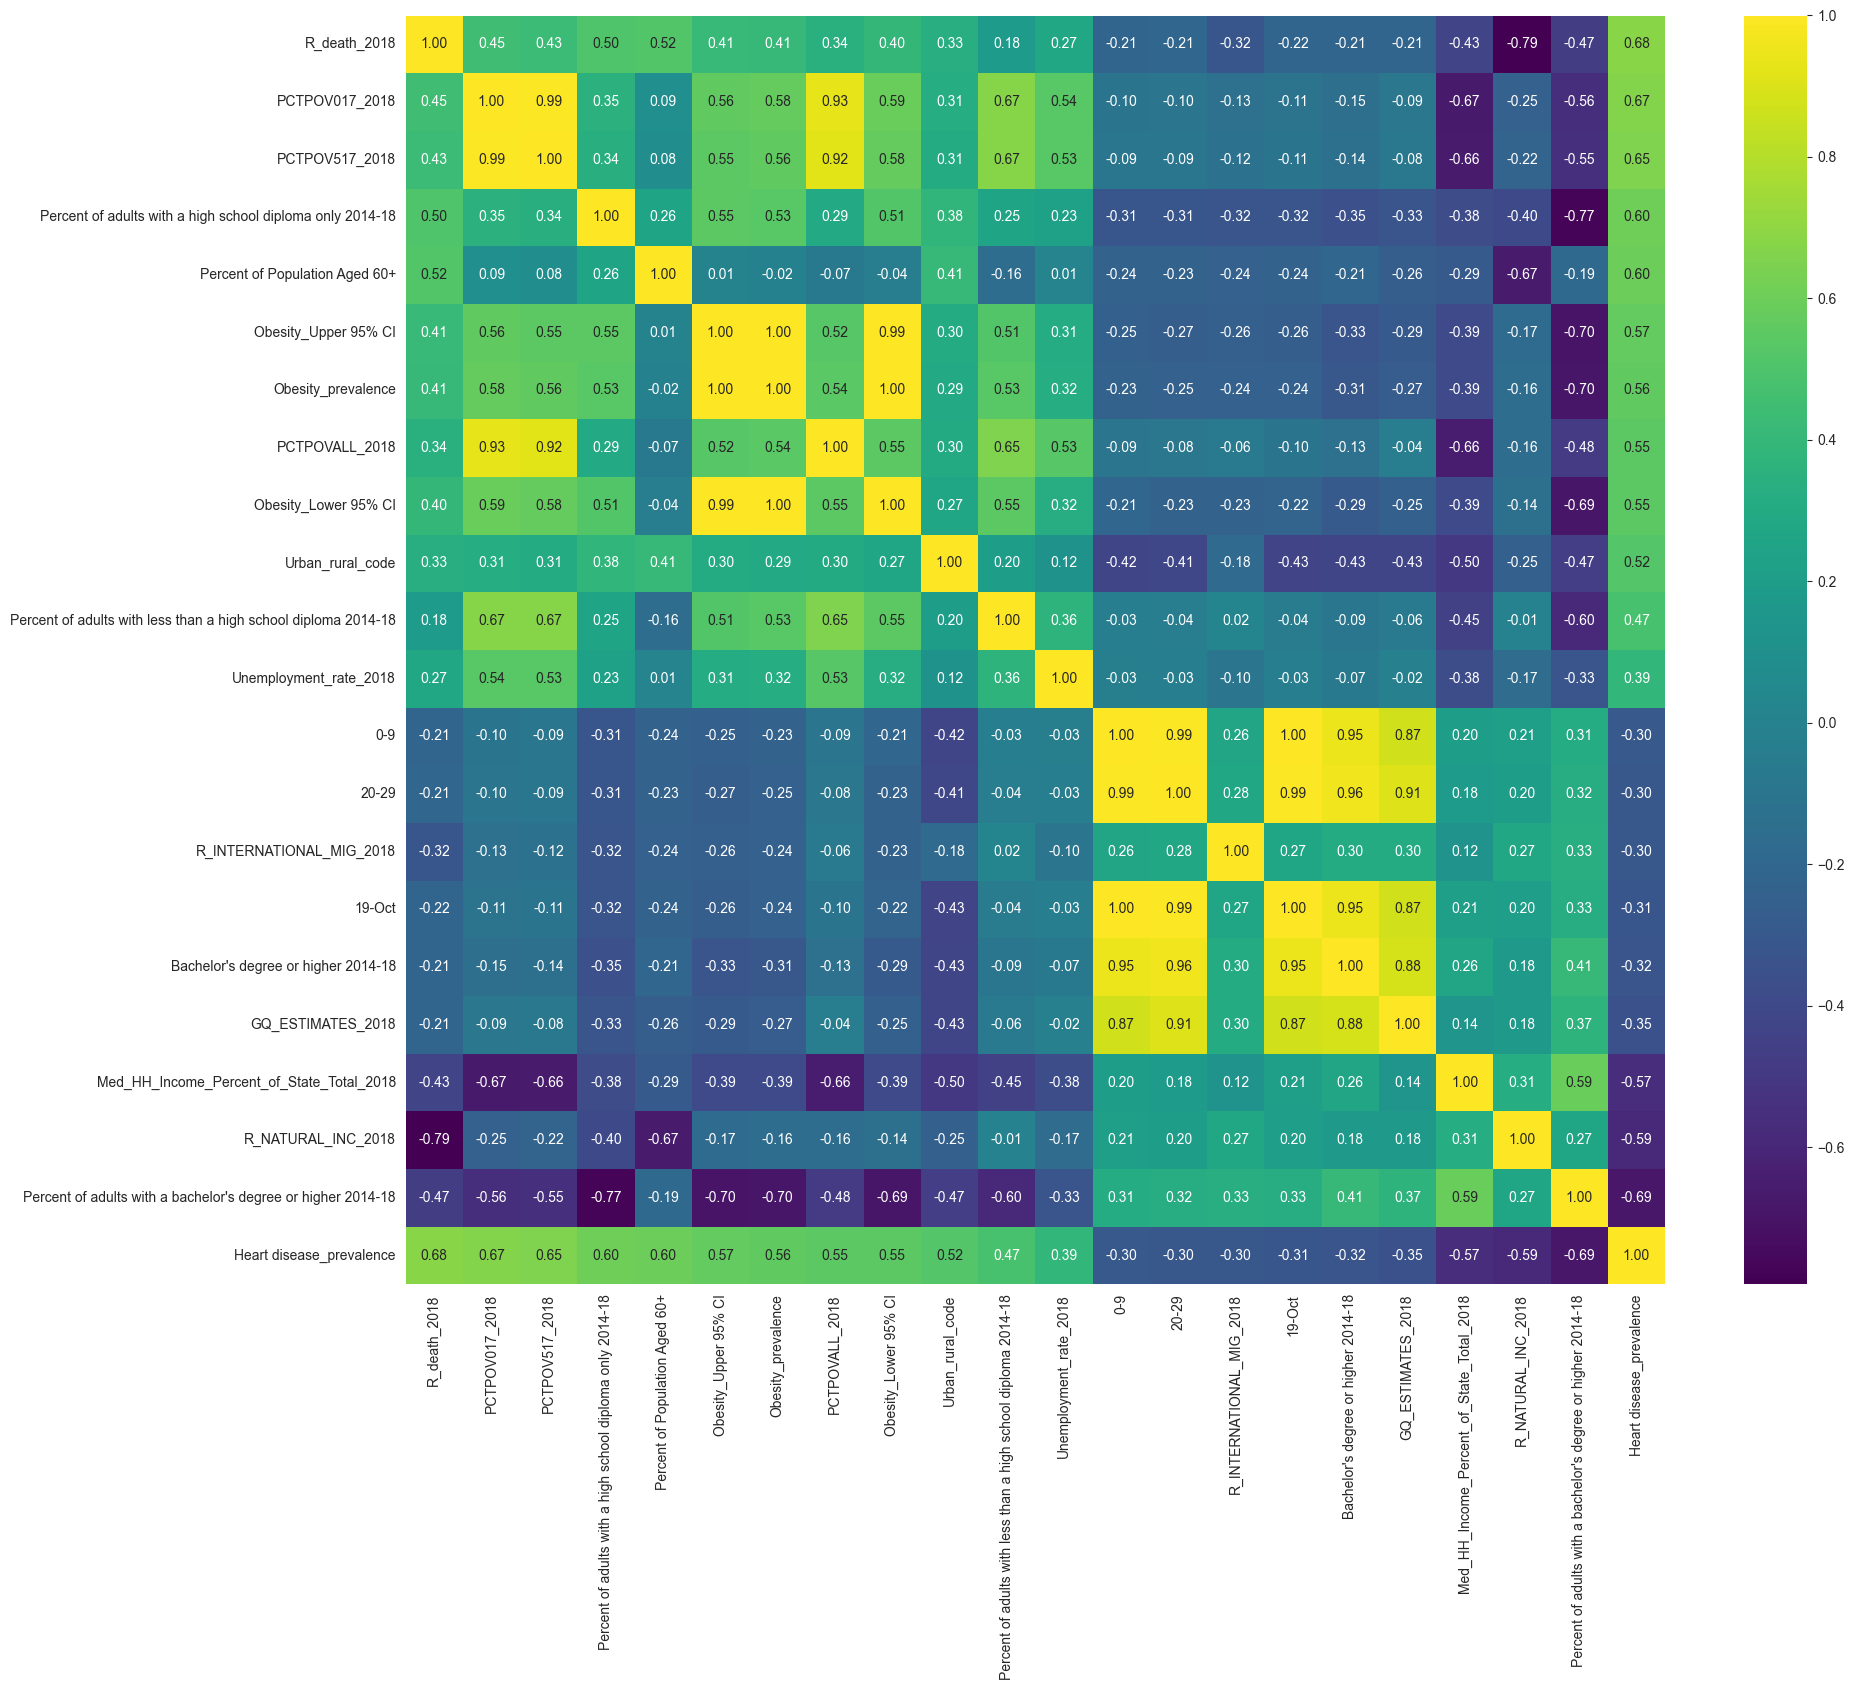
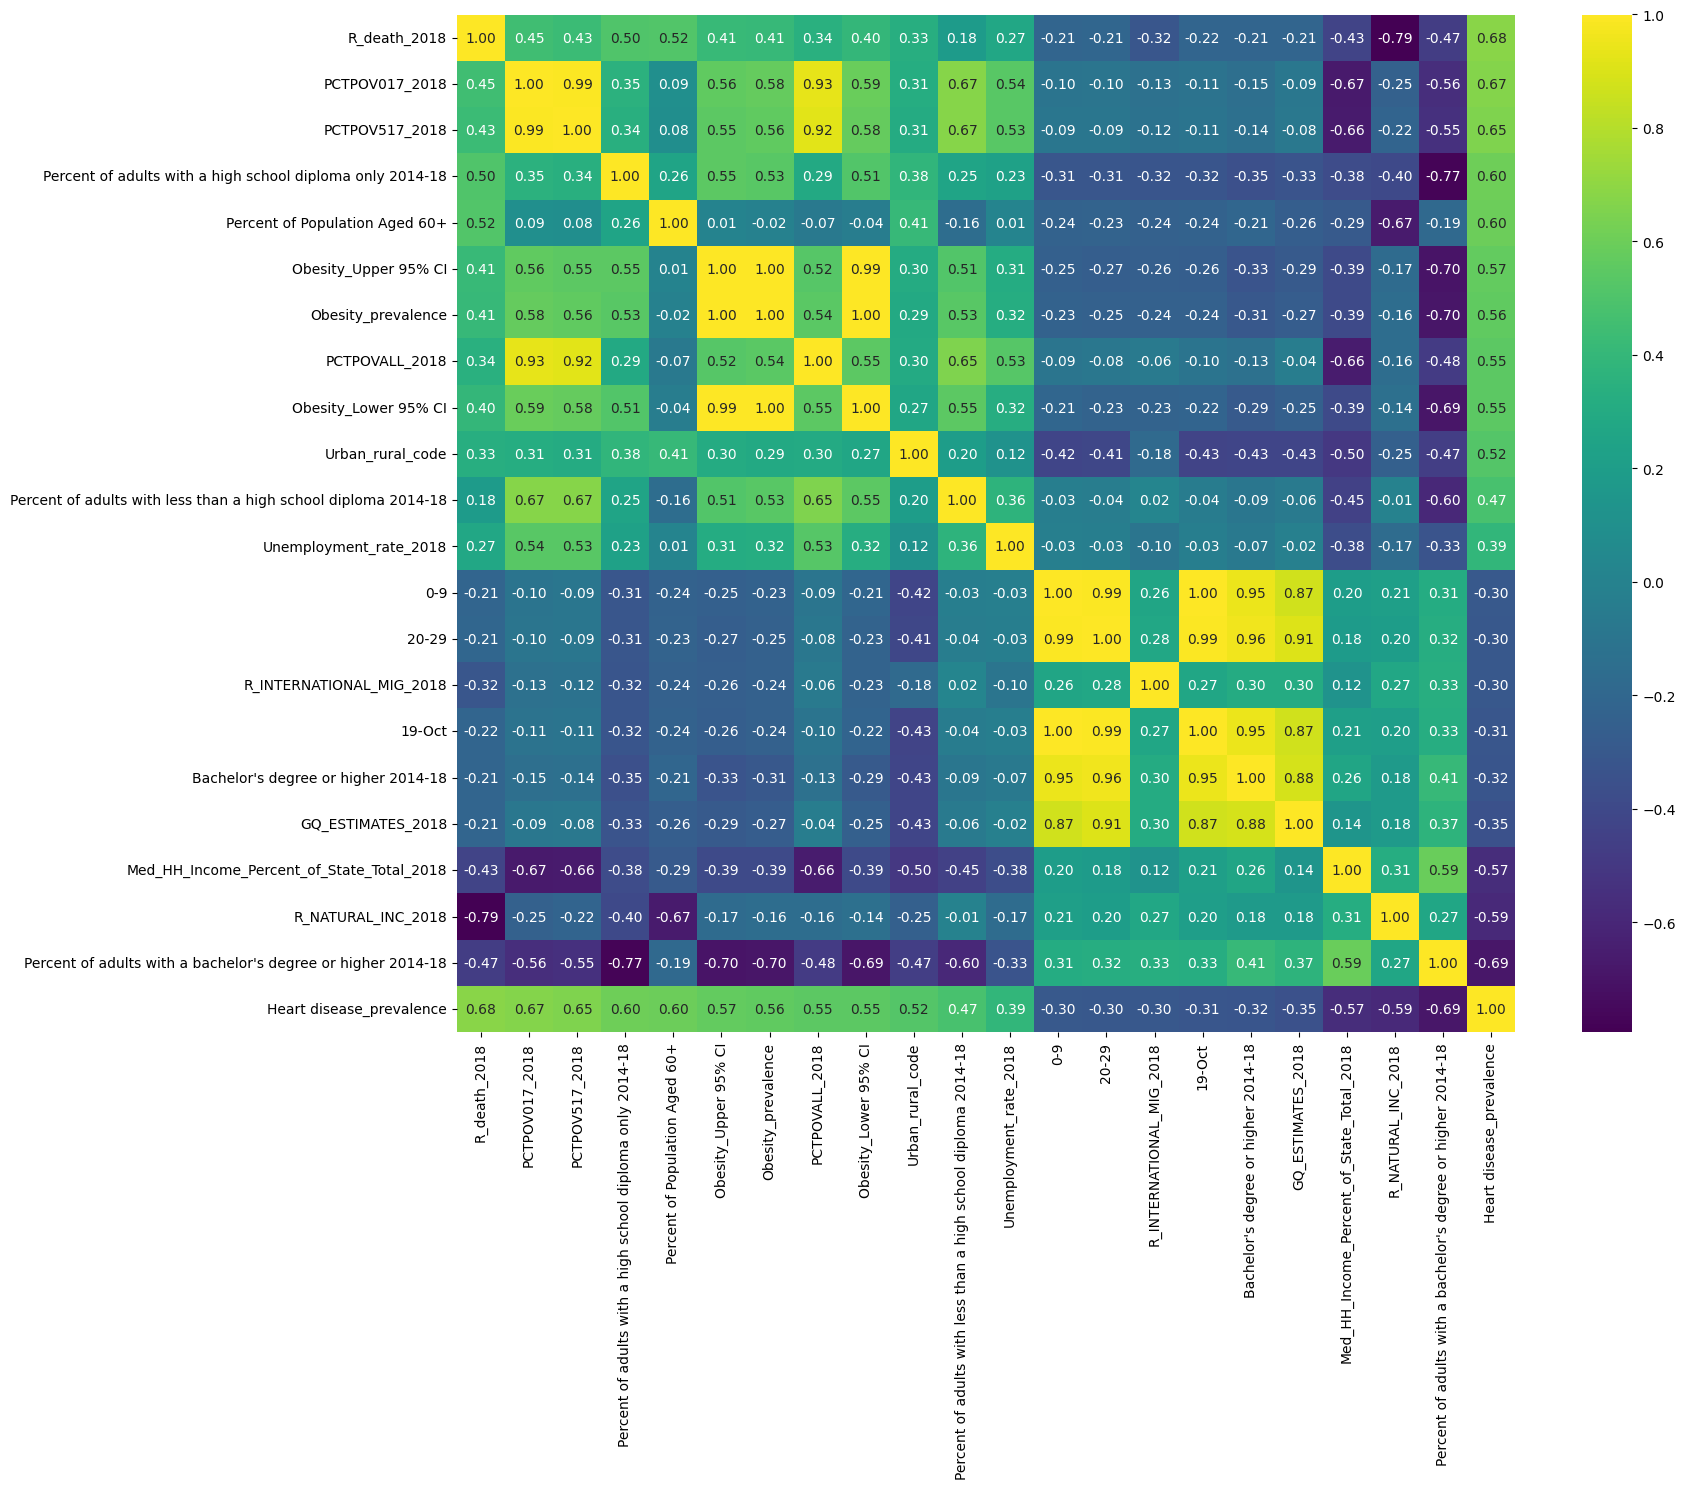
Code edit (unified diff) that turned the first committed figure into the second:
--- before
+++ after
@@ -1,6 +1,6 @@
 #Ahora que hemos filtrado las correlaciones, procedemos a graficar un heatmap 
 cols_num = total_data.select_dtypes(include = ['number']).columns
-fig, ax = plt.subplots(figsize = (20,  17))
-sns.heatmap(total_data[cols_num].corr(method = "pearson"), annot = True, fmt = ".2f", cmap = "viridis",ax = ax)
+fig, ax = plt.subplots(figsize = (18,  15))
+sns.heatmap(total_data[cols_num].corr(method = "pearson"), annot = True, fmt = ".2f", cmap = "viridis", ax = ax)
 plt.tight_layout()
 plt.show()

Commit: Ejericio 3 Esperando Revision